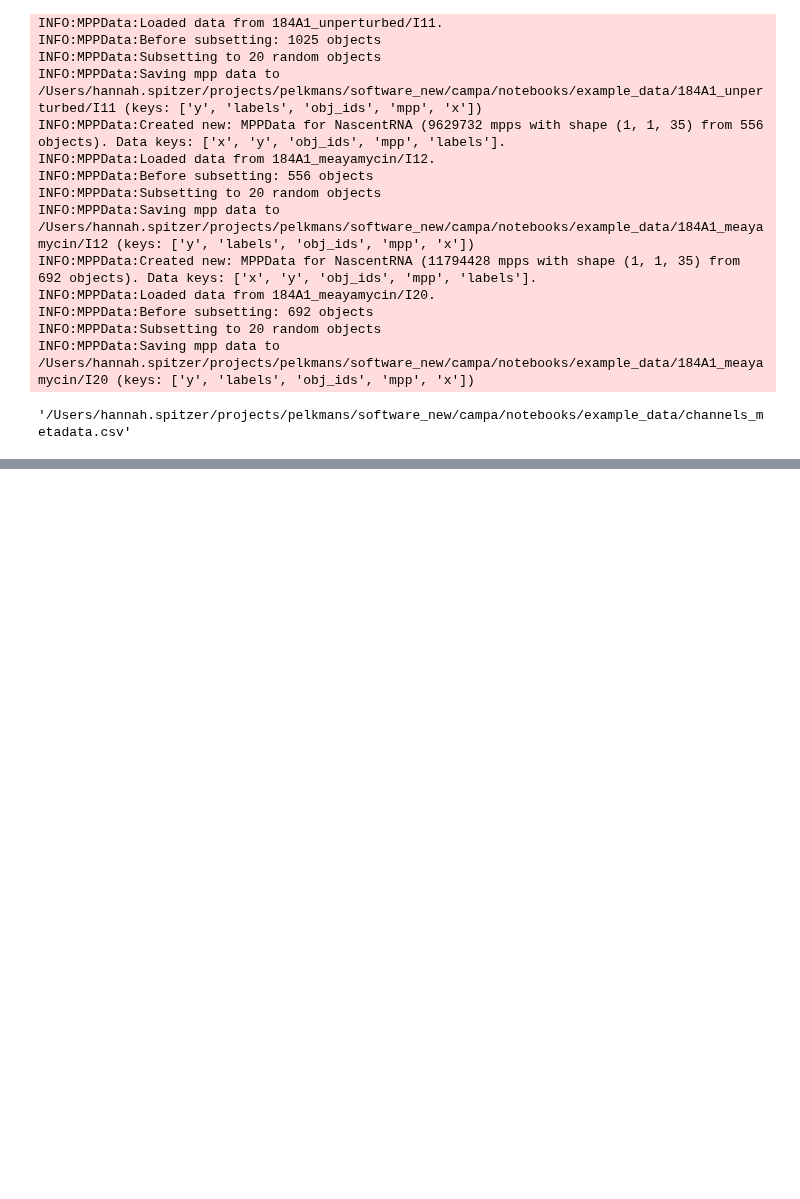
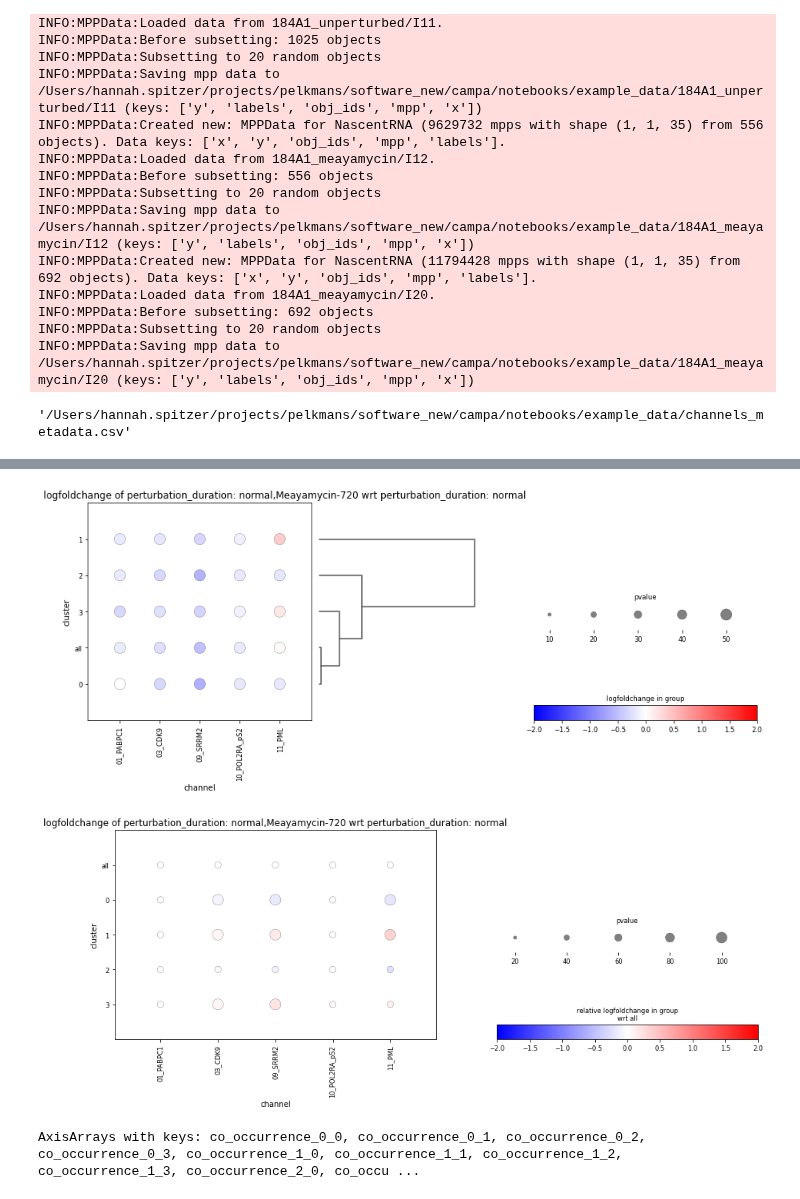
Before and after one commit to theislab/campa_ana, a Jupyter notebook: workflow/prepare_example_data.ipynb, the cells around one changed output, grey strips where cells are left out. Drawn from its saved outputs; the diff is of its cells as text; code cells hidden in the pictures; blank space fills up the shorter version.

```diff
--- a/workflow/prepare_example_data.ipynb
+++ b/workflow/prepare_example_data.ipynb
@@ -47,0 +547,24 @@ INFO:MPPData:Saving mpp data to /Users/hannah.spitzer/projects/pelkmans/software
+# %%
+res = get_intensity_change(
+    adata_intensity,
+    groupby="cluster",
+    reference_group="perturbation_duration",
+    reference=["normal"],
+    limit_to_groups={"perturbation_duration": ["normal", "Meayamycin-720"]},
+    color="logfoldchange",
+    size="pval",
+)
+plot_intensity_change(**res, adjust_height=True, figsize=(15, 5), vmin=-2, vmax=2, dendrogram=True)
+
+res = get_intensity_change(
+    adata_intensity,
+    groupby="cluster",
+    reference_group="perturbation_duration",
+    reference=["normal"],
+    limit_to_groups={"perturbation_duration": ["normal", "Meayamycin-720"]},
+    color="logfoldchange",
+    size="pval",
+    norm_by_group="all",
+)
+plot_intensity_change(**res, adjust_height=True, figsize=(15, 5), vmin=-2, vmax=2)
+# %% [output]
@@ -47,0 +572,2 @@ INFO:MPPData:Saving mpp data to /Users/hannah.spitzer/projects/pelkmans/software
+[figure, added]
+[figure, added]
@@ -47,0 +577,4 @@ INFO:MPPData:Saving mpp data to /Users/hannah.spitzer/projects/pelkmans/software
+# %%
+adata_co_occ.obsm
+# %% [output]
+AxisArrays with keys: co_occurrence_0_0, co_occurrence_0_1, co_occurrence_0_2, co_occurrence_0_3, co_occurrence_1_0, co_occurrence_1_1, co_occurrence_1_2, co_occurrence_1_3, co_occurrence_2_0, co_occu ...
```
Also changed, not shown: parts of 21 cells of this notebook, 1 other file.
